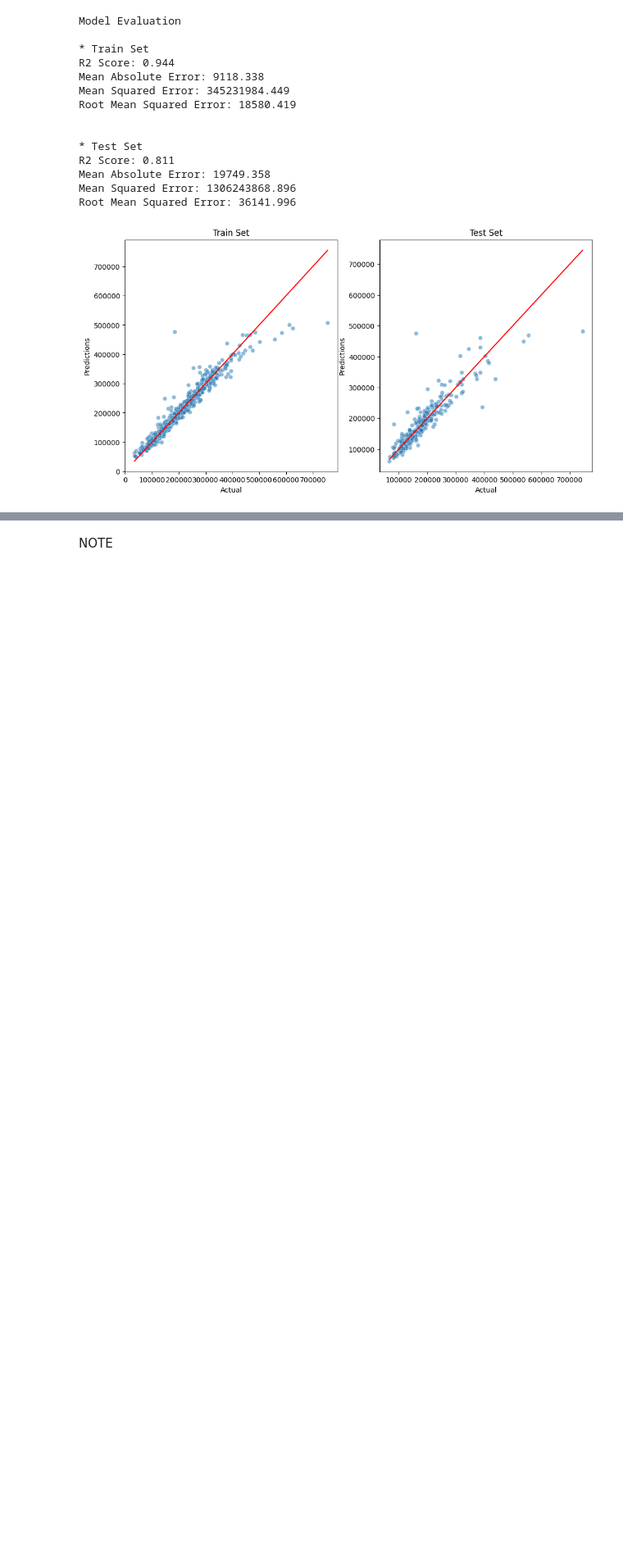
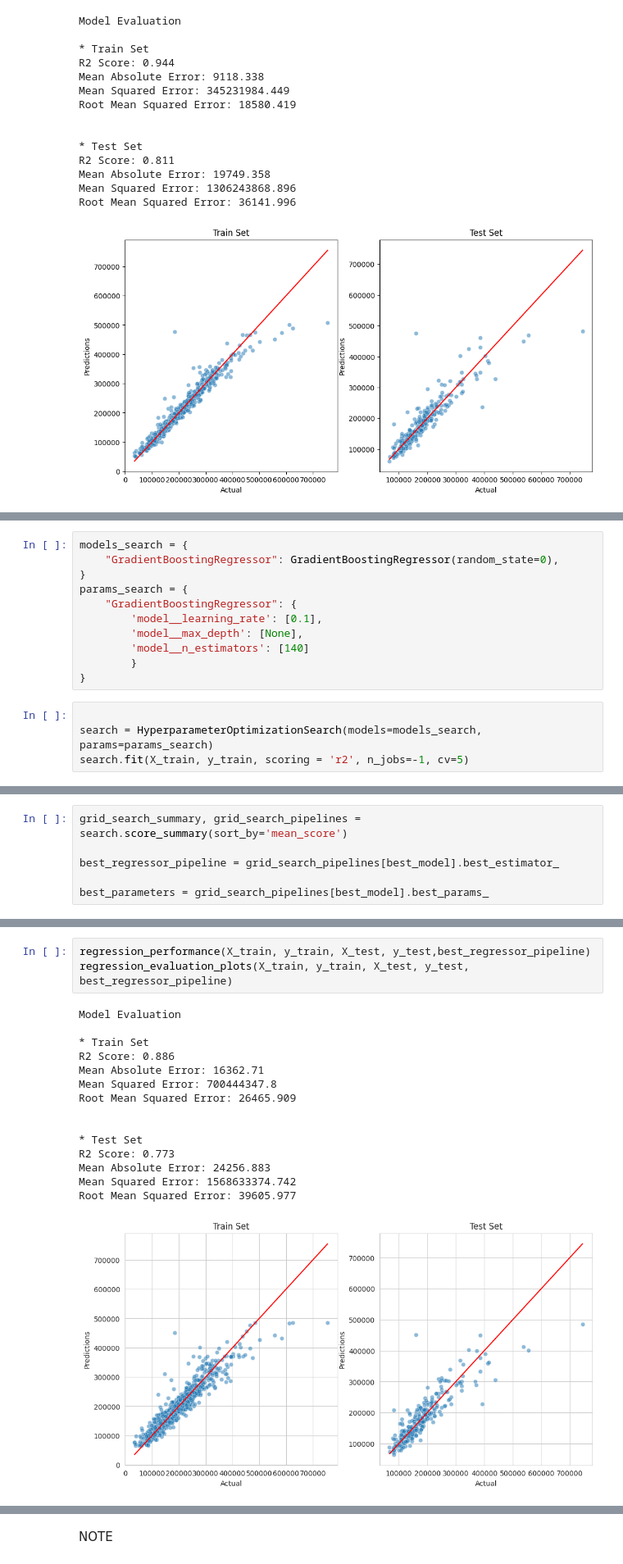
Before and after one commit to ysgurjar/pp5_project_heritage_housing, a Jupyter notebook: jupyter_notebooks/05.modelling_and_evaluation.ipynb, the cells around one changed output, grey strips where cells are left out. Shown: that part at 82% size. Drawn from its saved outputs; the diff is of its cells as text; blank space fills up the shorter version.

```diff
--- a/jupyter_notebooks/05.modelling_and_evaluation.ipynb
+++ b/jupyter_notebooks/05.modelling_and_evaluation.ipynb
@@ -414,0 +460,15 @@ R2 score for Train set is 0.94 and for Test set is 0.81 , both of them are above
+# %%
+models_search = {
+    "GradientBoostingRegressor": GradientBoostingRegressor(random_state=0),
+}
+params_search = {
+    "GradientBoostingRegressor": {
+        'model__learning_rate': [0.1],
+        'model__max_depth': [None],
+        'model__n_estimators': [140]
+        }
+}
+# %%
+
+search = HyperparameterOptimizationSearch(models=models_search, params=params_search)
+search.fit(X_train, y_train, scoring = 'r2', n_jobs=-1, cv=5)
@@ -414,0 +479,6 @@ R2 score for Train set is 0.94 and for Test set is 0.81 , both of them are above
+# %%
+grid_search_summary, grid_search_pipelines = search.score_summary(sort_by='mean_score')
+
+best_regressor_pipeline = grid_search_pipelines[best_model].best_estimator_
+
+best_parameters = grid_search_pipelines[best_model].best_params_
@@ -414,0 +489,19 @@ R2 score for Train set is 0.94 and for Test set is 0.81 , both of them are above
+# %%
+regression_performance(X_train, y_train, X_test, y_test,best_regressor_pipeline)
+regression_evaluation_plots(X_train, y_train, X_test, y_test, best_regressor_pipeline)
+# %% [output]
+Model Evaluation
+
+* Train Set
+R2 Score: 0.886
+Mean Absolute Error: 16362.71
+Mean Squared Error: 700444347.8
+Root Mean Squared Error: 26465.909
+
+
+* Test Set
+R2 Score: 0.773
+Mean Absolute Error: 24256.883
+Mean Squared Error: 1568633374.742
+Root Mean Squared Error: 39605.977
+[figure, added]
```
Also changed, not shown: parts of 10 cells of this notebook, 1 other file.
